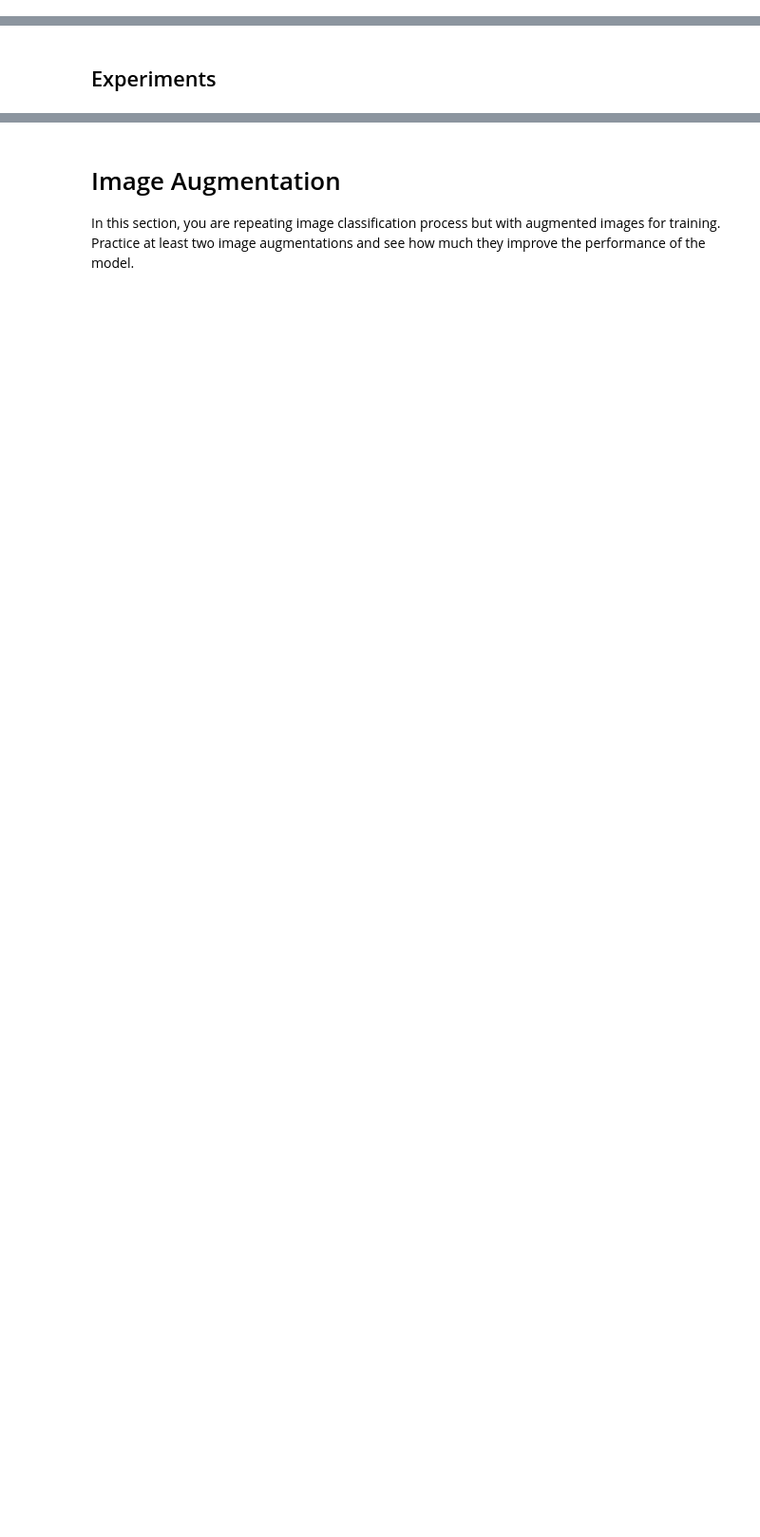
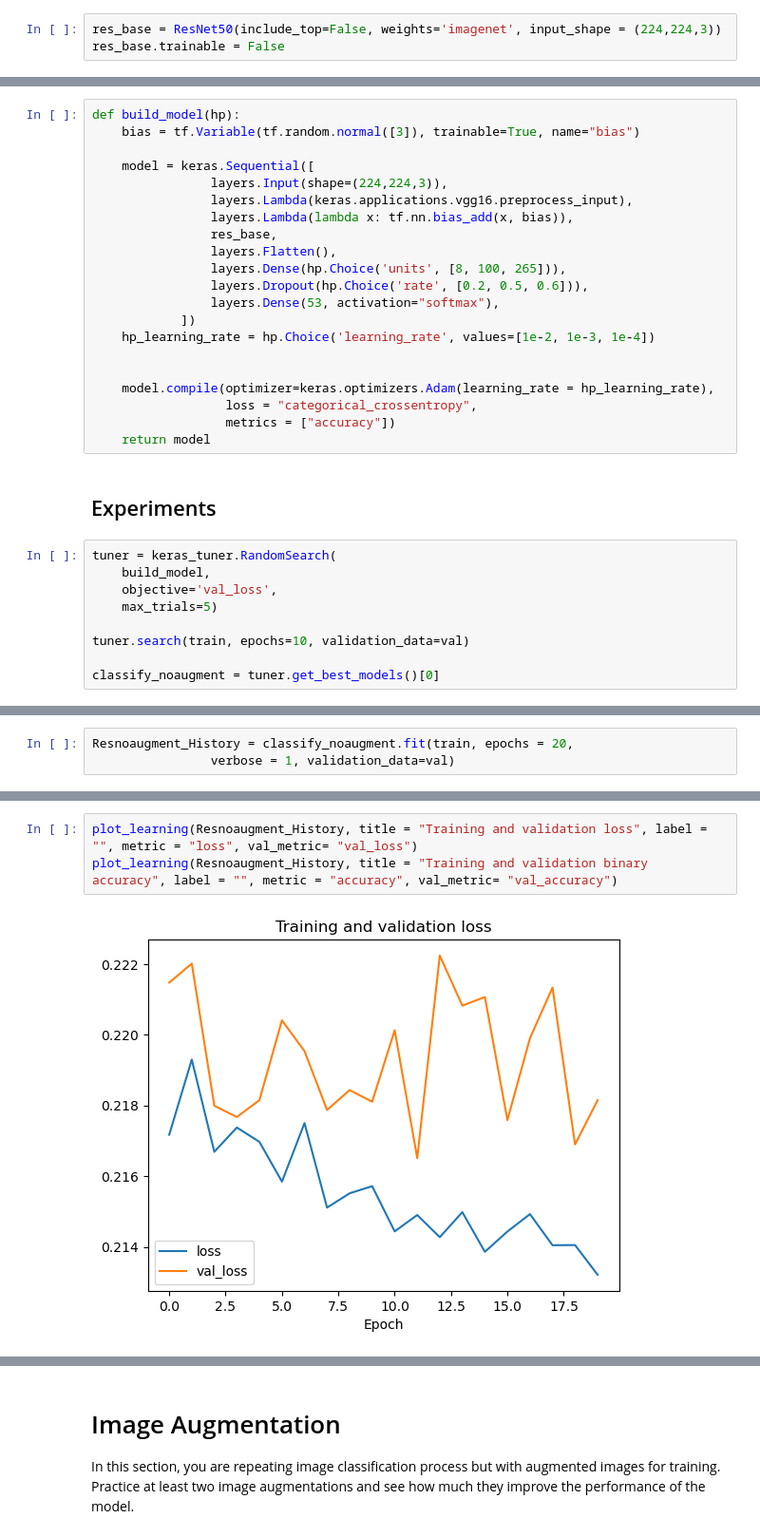
Before and after one commit to Abeoseh/deep_learning, a Jupyter notebook: assignments/assignment2/Assign2.ipynb, the cells around one changed output, grey strips where cells are left out. Shown at 95% size. Cells and saved outputs as stored; diff of their text form; blank space fills up the shorter version.

```diff
--- a/assignments/assignment2/Assign2.ipynb
+++ b/assignments/assignment2/Assign2.ipynb
@@ -37,3 +130,6 @@ Here are checklist items that you should work on:
 Place these items under the following Method and Experiment subsections.
 # %% [markdown]
 ## Method
+# %%
+res_base = ResNet50(include_top=False, weights='imagenet', input_shape = (224,224,3))
+res_base.trainable = False
@@ -40,2 +194,32 @@ Place these items under the following Method and Experiment subsections.
+# %%
+def build_model(hp):
+    bias = tf.Variable(tf.random.normal([3]), trainable=True, name="bias")
+
+    model = keras.Sequential([
+                layers.Input(shape=(224,224,3)),
+                layers.Lambda(keras.applications.vgg16.preprocess_input),
+                layers.Lambda(lambda x: tf.nn.bias_add(x, bias)),
+                res_base,
+                layers.Flatten(),
+                layers.Dense(hp.Choice('units', [8, 100, 265])),
+                layers.Dropout(hp.Choice('rate', [0.2, 0.5, 0.6])),
+                layers.Dense(53, activation="softmax"),
+            ])
+    hp_learning_rate = hp.Choice('learning_rate', values=[1e-2, 1e-3, 1e-4])
+
+
+    model.compile(optimizer=keras.optimizers.Adam(learning_rate = hp_learning_rate),
+                  loss = "categorical_crossentropy",
+                  metrics = ["accuracy"])
+    return model
 # %% [markdown]
 ## Experiments
+# %%
+tuner = keras_tuner.RandomSearch(
+    build_model,
+    objective='val_loss',
+    max_trials=5)
+
+tuner.search(train, epochs=10, validation_data=val)
+
+classify_noaugment = tuner.get_best_models()[0]
@@ -41,0 +286,3 @@ Place these items under the following Method and Experiment subsections.
+# %%
+Resnoaugment_History = classify_noaugment.fit(train, epochs = 20,
+                verbose = 1, validation_data=val)
@@ -41,0 +311,5 @@ Place these items under the following Method and Experiment subsections.
+# %%
+plot_learning(Resnoaugment_History, title = "Training and validation loss", label = "", metric = "loss", val_metric= "val_loss")
+plot_learning(Resnoaugment_History, title = "Training and validation binary accuracy", label = "", metric = "accuracy", val_metric= "val_accuracy")
+# %% [output]
+[figure, added]
```
Also changed, not shown: parts of 36 cells of this notebook, 7 other files.
